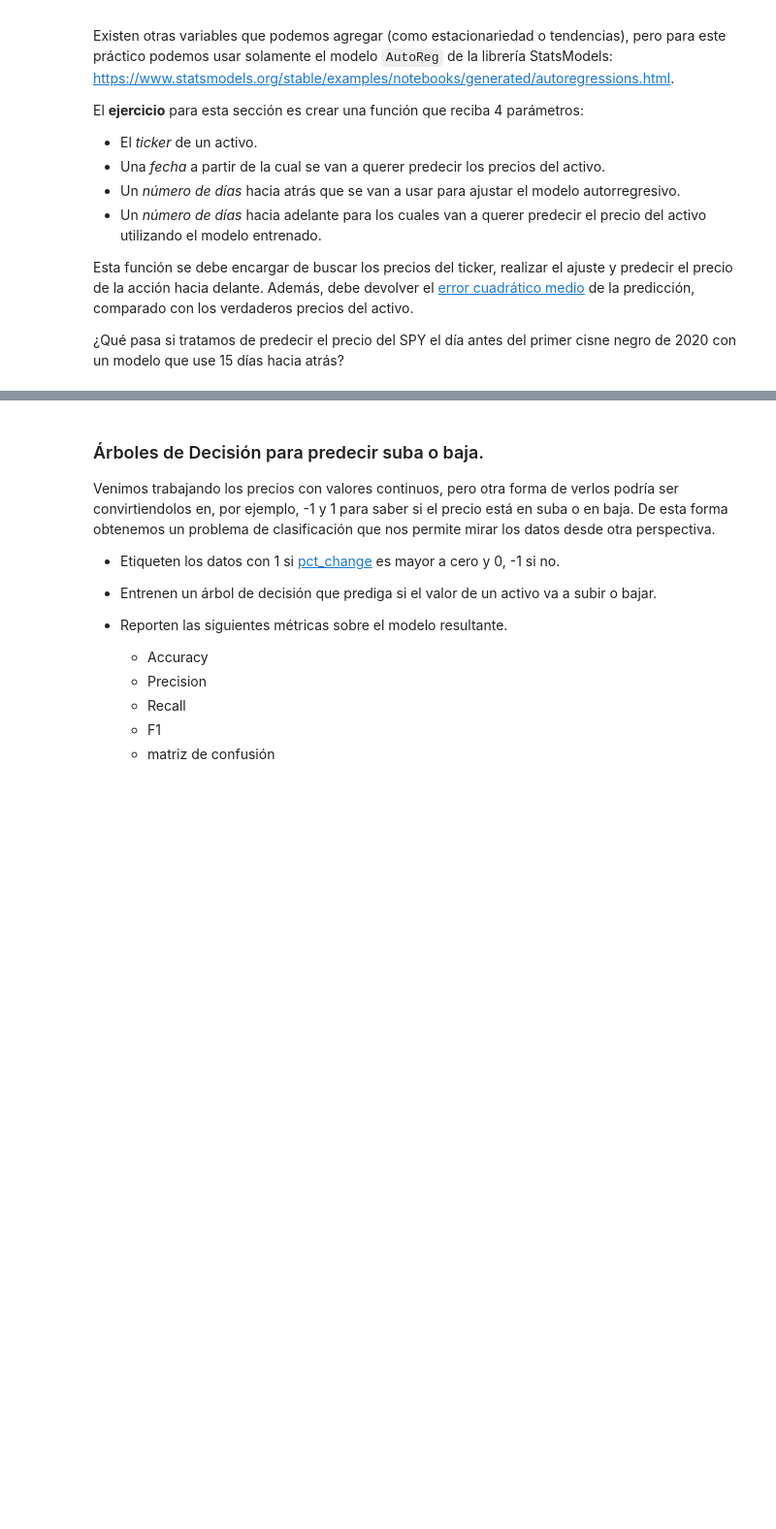
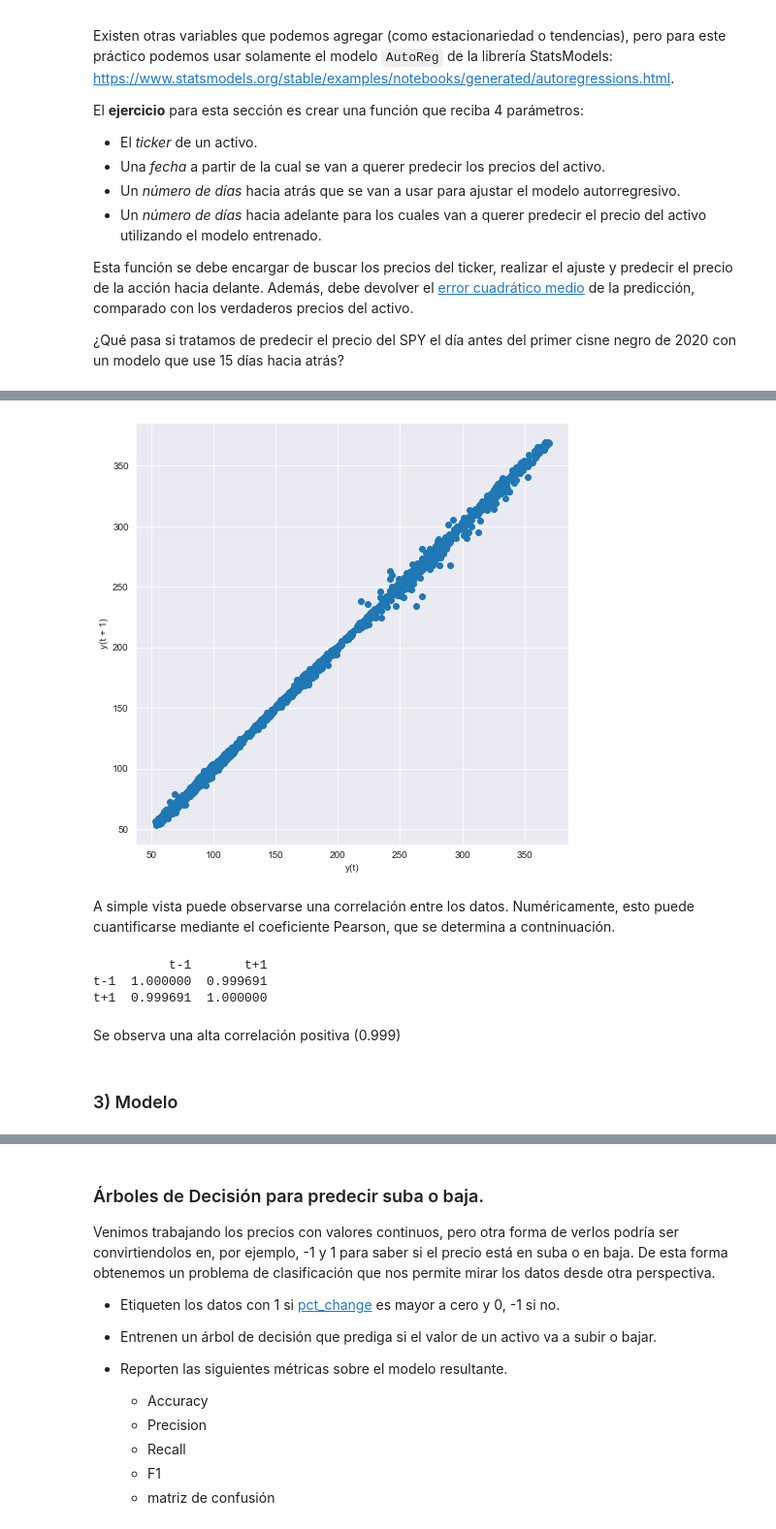
Before and after one commit to exsantucho/MLBolsaMentoria2021, a Jupyter notebook: Práctico 3 - Introducción al Aprendizaje Automático.ipynb, the cells around one changed output, grey strips where cells are left out. Shown at 97% size. Saved outputs shown, nothing was run; the diff lists cells and outputs as text; code cells hidden in the pictures; blank space fills up the shorter version.

```diff
--- a/Práctico 3 - Introducción al Aprendizaje Automático.ipynb
+++ b/Práctico 3 - Introducción al Aprendizaje Automático.ipynb
@@ -352,0 +361,8 @@ Esta función se debe encargar de buscar los precios del ticker, realizar el aju
+# %%
+yf.pdr_override()
+
+start_date = "2000-01-01"
+end_date = "2020-12-31"
+
+df = pdr.get_data_yahoo("SPY", start=start_date, end=end_date)
+df.head(10)
@@ -352,0 +387,4 @@ Esta función se debe encargar de buscar los precios del ticker, realizar el aju
+# %%
+prices = df[['Adj Close']]
+# prices = prices.asfreq(freq ='D', fill_value = .0) # Ver si esto es necesario o no. Rellena valores faltantes (fines de semana) con 0.
+prices.head(10)
@@ -352,0 +414,23 @@ Esta función se debe encargar de buscar los precios del ticker, realizar el aju
+# %%
+from pandas.plotting import lag_plot
+
+plt.figure(figsize=(8, 8))
+lag_plot(prices['Adj Close'])
+plt.show()
+# %% [output]
+[figure, added]
+# %% [markdown]
+A simple vista puede observarse una correlación entre los datos. Numéricamente, esto puede cuantificarse mediante el coeficiente Pearson, que se determina a contninuación.
+# %%
+corr_data = pd.concat([prices.shift(1), prices], axis=1)
+corr_data.columns = ['t-1', 't+1']
+result = corr_data.corr()
+print(result)
+# %% [output]
+          t-1       t+1
+t-1  1.000000  0.999691
+t+1  0.999691  1.000000
+# %% [markdown]
+Se observa una alta correlación positiva (0.999)
+# %% [markdown]
+### 3) Modelo
```
Also changed, not shown: parts of 15 cells of this notebook.
